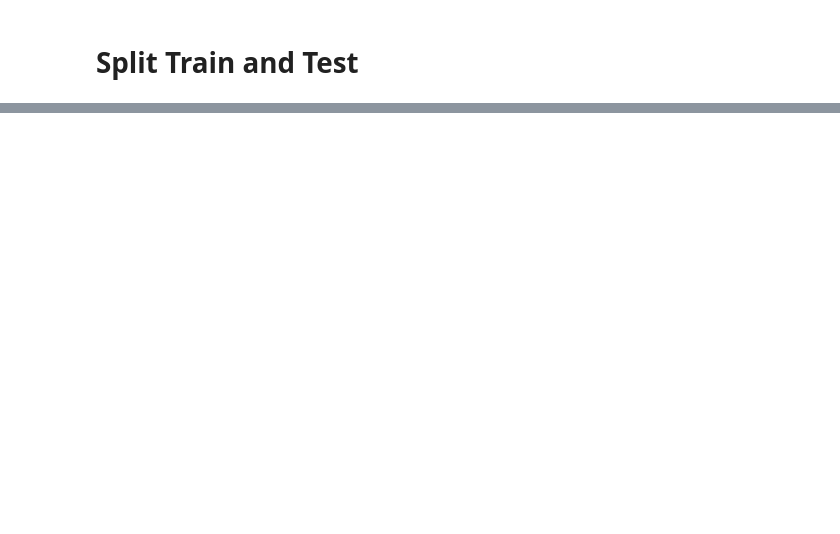
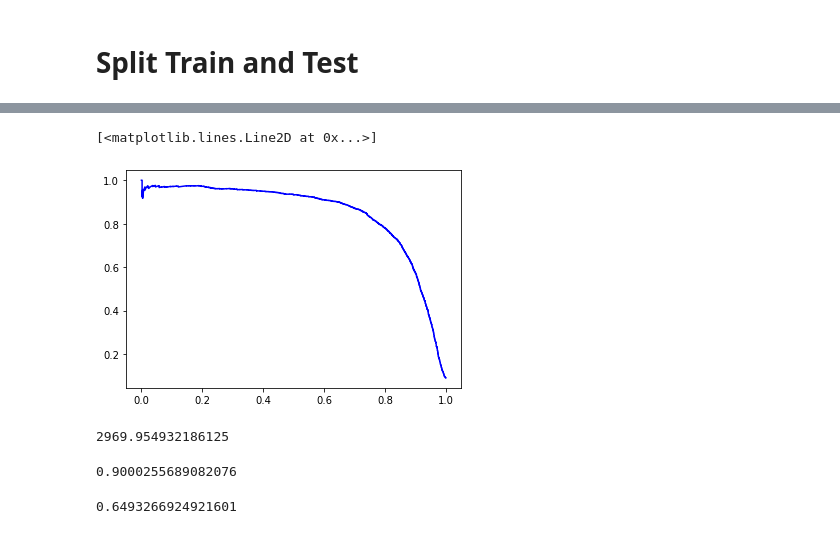
Before and after one commit to wouwou4444/mnist, a Jupyter notebook: mnist.ipynb, the cells around one changed output, grey strips where cells are left out. Cells and saved outputs as stored; diff of their text form; code cells hidden in the pictures; blank space fills up the shorter version.

```diff
--- a/mnist.ipynb
+++ b/mnist.ipynb
@@ -81,0 +120,2 @@ np.
+# %%
+Y_train_5 = (Y_train == 5)
@@ -81,0 +270,5 @@ np.
+# %%
+plt.plot(recalls, precisions, "b-")
+# %% [output]
+[<matplotlib.lines.Line2D at 0x...>]
+[figure, added]
@@ -81,0 +277,4 @@ np.
+# %%
+threshold_90_precision
+# %% [output]
+2969.954932186125
@@ -81,0 +283,8 @@ np.
+# %%
+precision_score(Y_train_5, y_train_pred_90)
+# %% [output]
+0.9000255689082076
+# %%
+recall_score(Y_train_5, y_train_pred_90)
+# %% [output]
+0.6493266924921601
```
Also changed, not shown: parts of 73 cells of this notebook.
